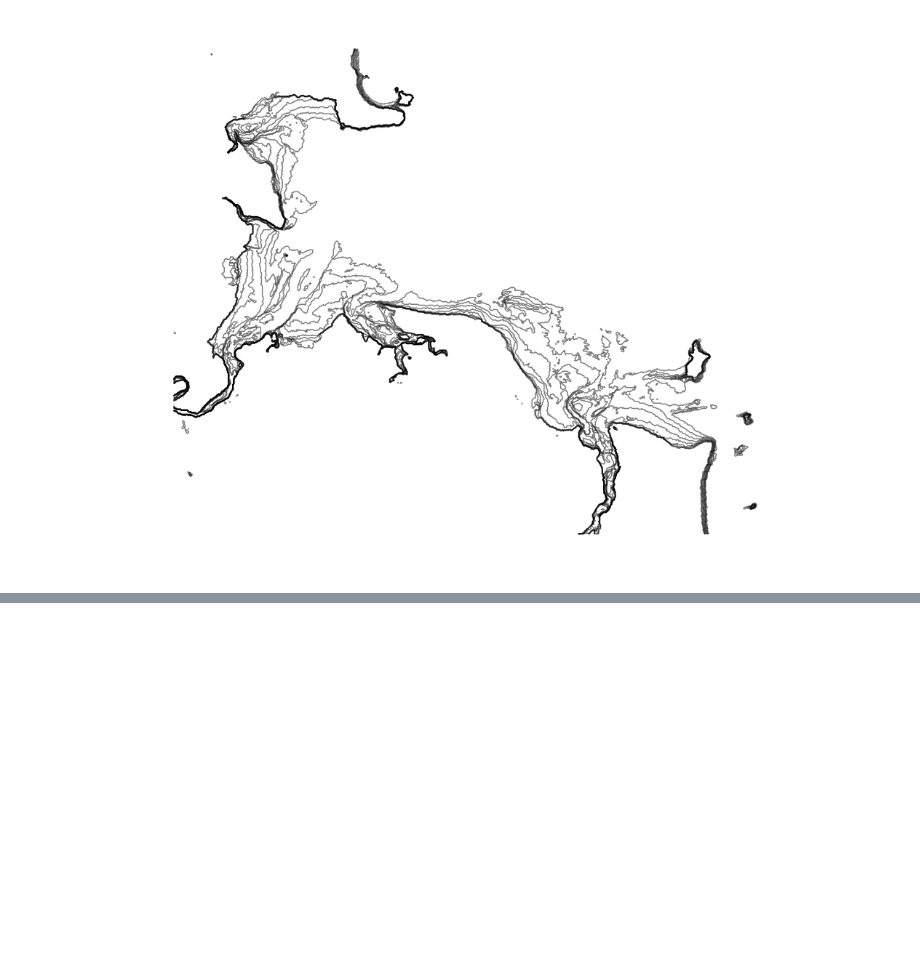
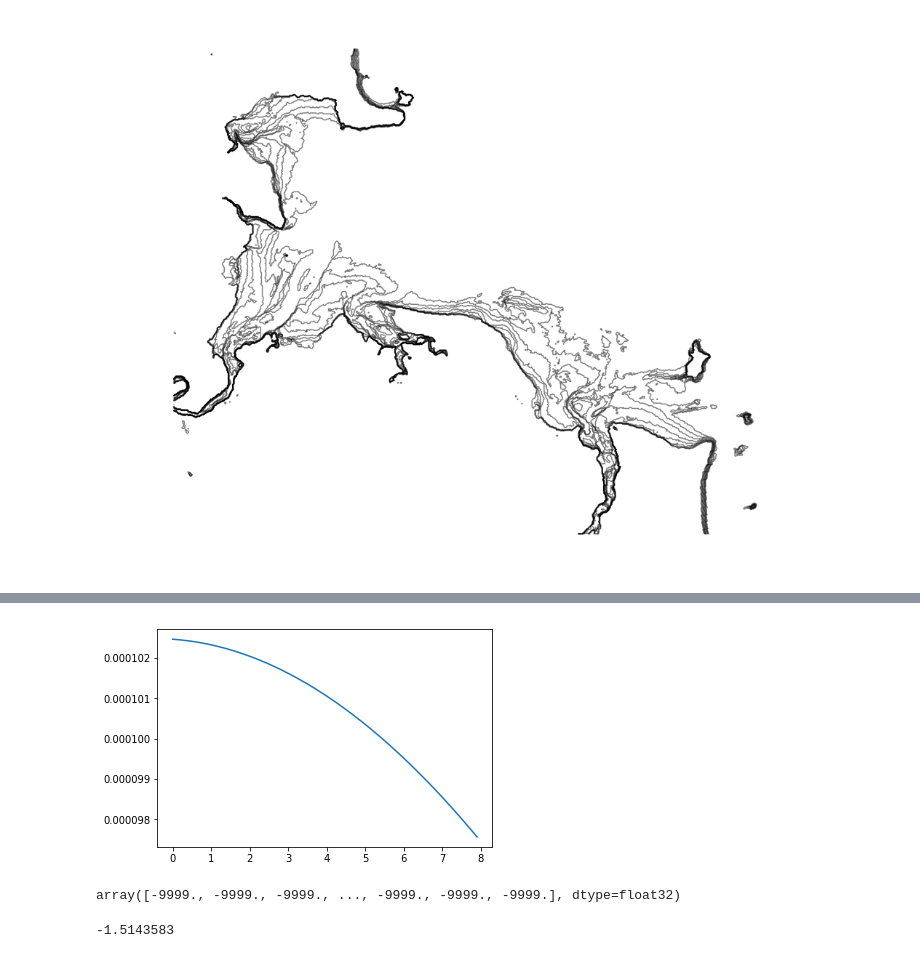
Before and after one commit to robbibt/nidem_visualisations, a Jupyter notebook: NIDEM_plotting.ipynb, the cells around one changed output, grey strips where cells are left out. Cells and saved outputs as stored; diff of their text form; code cells hidden in the pictures; blank space fills up the shorter version.

```diff
--- a/NIDEM_plotting.ipynb
+++ b/NIDEM_plotting.ipynb
@@ -269,0 +282,20 @@ fig.savefig("figures/{}.png".format('contours'), pad_inches = 0)
+# %%
+import matplotlib.pyplot as plt
+import numpy
+from scipy import stats
+
+data = data_array[data_array != np.nan]
+density = stats.kde.gaussian_kde(data)
+x = numpy.arange(0., 8, .1)
+plt.plot(x, density(x))
+plt.show()
+# %% [output]
+[figure, added]
+# %%
+data
+# %% [output]
+array([-9999., -9999., -9999., ..., -9999., -9999., -9999.], dtype=float32)
+# %%
+np.min(data)
+# %% [output]
+-1.5143583
```
Also changed, not shown: parts of 7 cells of this notebook, 6 other files.
